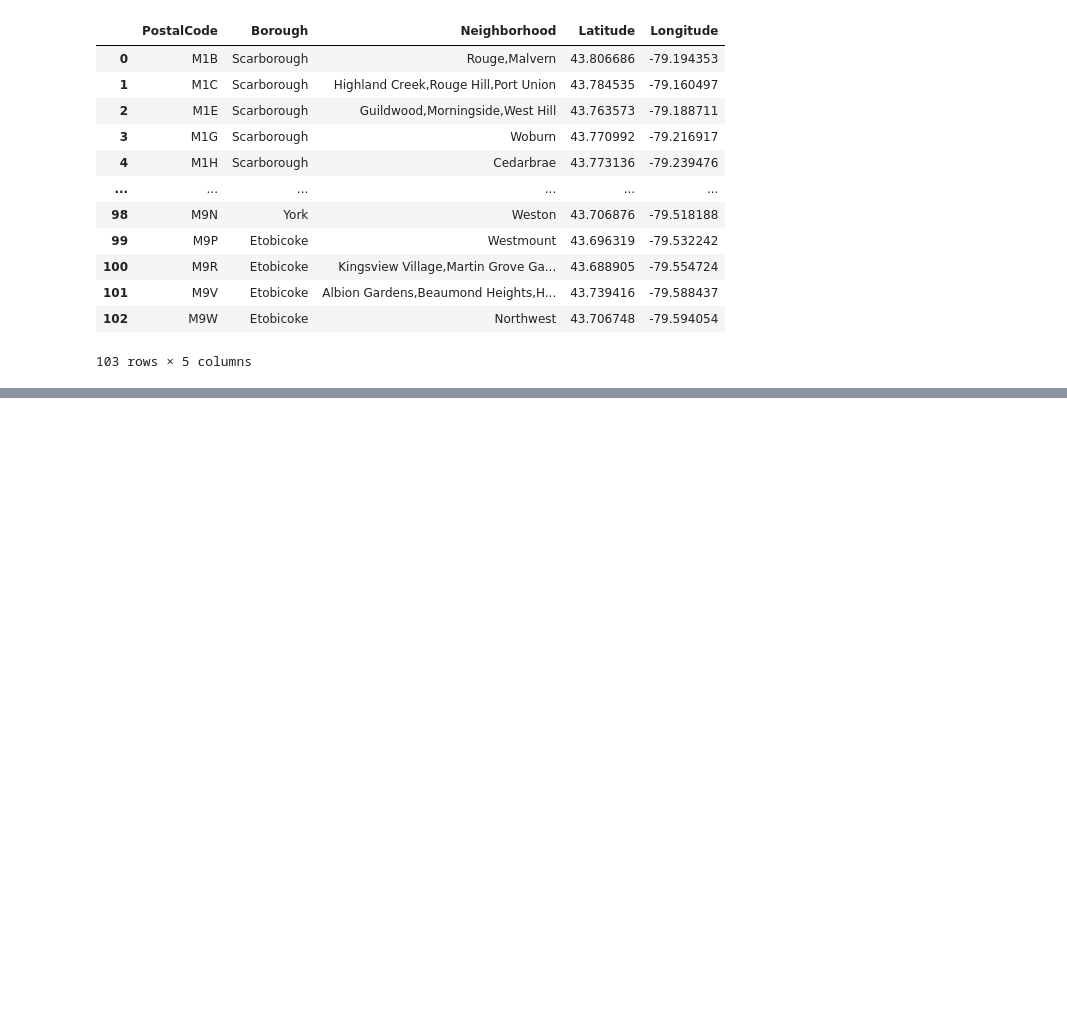
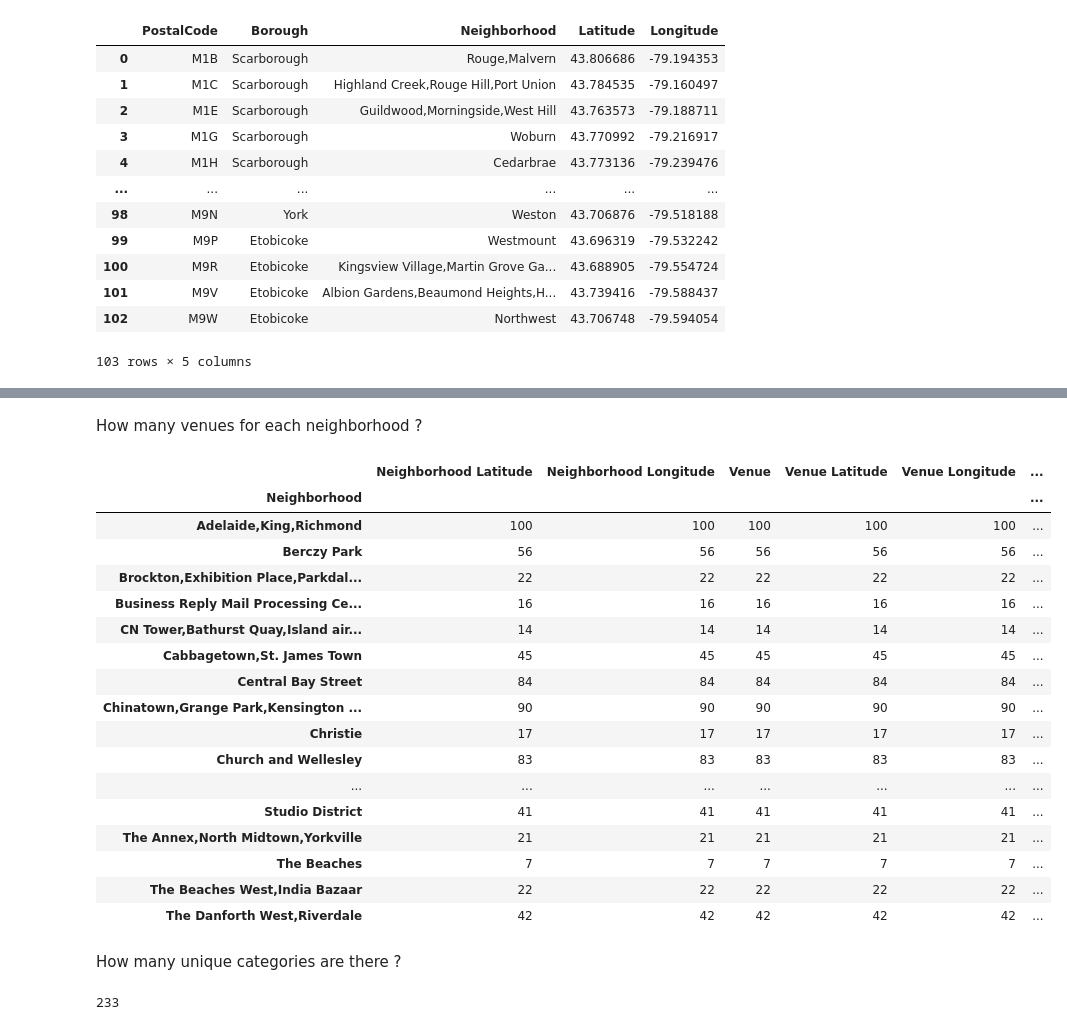
Before and after one commit to ayirici/Segmenting-and-Clustering-Neighborhoods-in-Toronto, a Jupyter notebook: Segmenting-and-Clustering-Neighborhoods-in-Toronto.ipynb, the cells around one changed output, grey strips where cells are left out. Drawn from its saved outputs; the diff is of its cells as text; code cells hidden in the pictures; blank space fills up the shorter version.

Commit message:
Explored venues by using Foursquare, merged new dataframe with venues.Clustered with K-Means Clustering and visualize clusters on map

```diff
--- a/Segmenting-and-Clustering-Neighborhoods-in-Toronto.ipynb
+++ b/Segmenting-and-Clustering-Neighborhoods-in-Toronto.ipynb
@@ -153,0 +156,12 @@ merged_df
+# %%
+#Foursquare credentials
+
+CLIENT_ID = 'Your Foursquare Client ID' # Foursquare ID
+CLIENT_SECRET = 'Your Foursquare Secret' # Foursquare Secret
+VERSION = '20180605' # Foursquare API version
+# %%
+#Make a dataframe that has Toronto in its Borough column
+toronto_frame = merged_df.loc[merged_df['Borough'].str.contains('Toronto')]
+toronto_frame.reset_index(drop=True, inplace=True)
+print(toronto_frame.shape)
+toronto_frame.head()
@@ -153,0 +218,7 @@ merged_df
+# %%
+#Let's get venues from boroughs that has 'Toronto' in its name.
+
+toronto_venues = getNearbyVenues(names=toronto_frame['Neighborhood'],
+                                   latitudes=toronto_frame['Latitude'],
+                                   longitudes=toronto_frame['Longitude']
+                                  )
@@ -153,0 +261,29 @@ merged_df
+# %% [markdown]
+How many venues for each neighborhood ?
+# %%
+toronto_venues.groupby('Neighborhood').count()
+# %% [output]
+|  | Neighborhood Latitude | Neighborhood Longitude | Venue | Venue Latitude | Venue Longitude | ... |
+| Neighborhood |  |  |  |  |  | ... |
+| Adelaide,King,Richmond | 100 | 100 | 100 | 100 | 100 | ... |
+| Berczy Park | 56 | 56 | 56 | 56 | 56 | ... |
+| Brockton,Exhibition Place,Parkdal... | 22 | 22 | 22 | 22 | 22 | ... |
+| Business Reply Mail Processing Ce... | 16 | 16 | 16 | 16 | 16 | ... |
+| CN Tower,Bathurst Quay,Island air... | 14 | 14 | 14 | 14 | 14 | ... |
+| Cabbagetown,St. James Town | 45 | 45 | 45 | 45 | 45 | ... |
+| Central Bay Street | 84 | 84 | 84 | 84 | 84 | ... |
+| Chinatown,Grange Park,Kensington ... | 90 | 90 | 90 | 90 | 90 | ... |
+| Christie | 17 | 17 | 17 | 17 | 17 | ... |
+| Church and Wellesley | 83 | 83 | 83 | 83 | 83 | ... |
+| ... | ... | ... | ... | ... | ... | ... |
+| Studio District | 41 | 41 | 41 | 41 | 41 | ... |
+| The Annex,North Midtown,Yorkville | 21 | 21 | 21 | 21 | 21 | ... |
+| The Beaches | 7 | 7 | 7 | 7 | 7 | ... |
+| The Beaches West,India Bazaar | 22 | 22 | 22 | 22 | 22 | ... |
+| The Danforth West,Riverdale | 42 | 42 | 42 | 42 | 42 | ... |
+# %% [markdown]
+How many unique categories are there ?
+# %%
+len(toronto_venues['Venue Category'].unique())
+# %% [output]
+233
```
Also changed, not shown: parts of 35 cells of this notebook.
